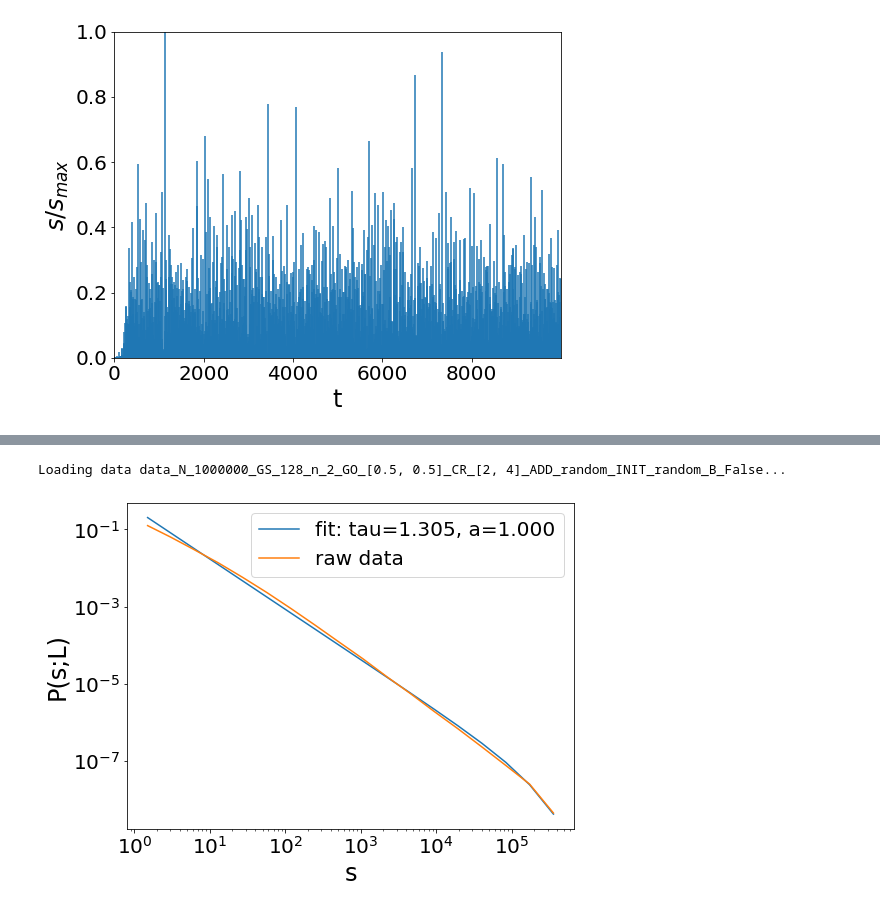
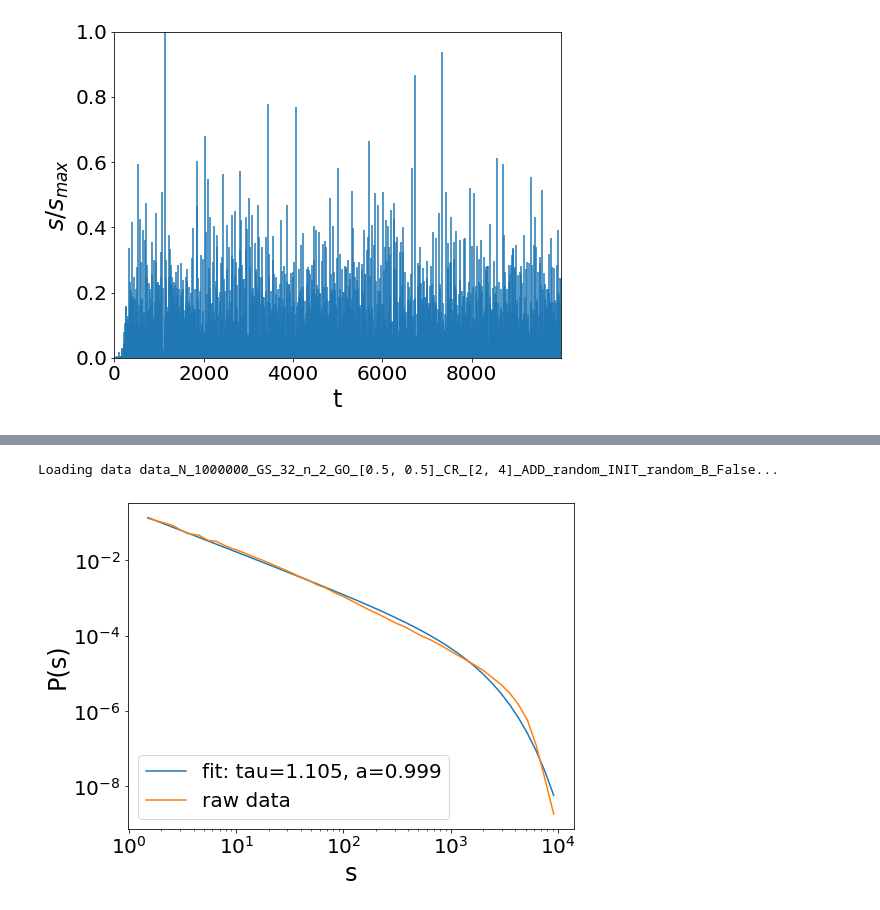
Before and after one commit to Nickvs99/Sandpile, a Jupyter notebook: results.ipynb, the cells around one changed output, grey strips where cells are left out. Cells and saved outputs as stored; diff of their text form; code cells hidden in the pictures.

Commit message:
Small changes to avalanche distribution plot

```diff
--- a/results.ipynb
+++ b/results.ipynb
@@ -124,14 +130,14 @@ plot_size_probability(size_probability_dataset, labels=labels)
 # %%
 # Example fitting against avalanche distribution
 
-model = Sandpile_model(grid_size=128, n_steps=1000000, crit_values=[2, 4], add_method="random")
+model = Sandpile_model(grid_size=32, n_steps=1000000, crit_values=[2, 4], add_method="random")
 model.load_or_run()
-model.plot_size_probability() # TODO Play with n_bins
+model.plot_size_probability(n_bins=50)
 
 # The normalized powerlaw-exponential falloff fit function is a great fit against the data
 # %% [output]
-Loading data data_N_1000000_GS_128_n_2_GO_[0.5, 0.5]_CR_[2, 4]_ADD_random_INIT_random_B_False...
+Loading data data_N_1000000_GS_32_n_2_GO_[0.5, 0.5]_CR_[2, 4]_ADD_random_INIT_random_B_False...
-[figure, old version]
+[figure, new version]
 # %%
 # Plot tau as a function of two grain tresholds for add_method="random"
 
```
Also changed, not shown: parts of 5 cells of this notebook, 2 other files.
